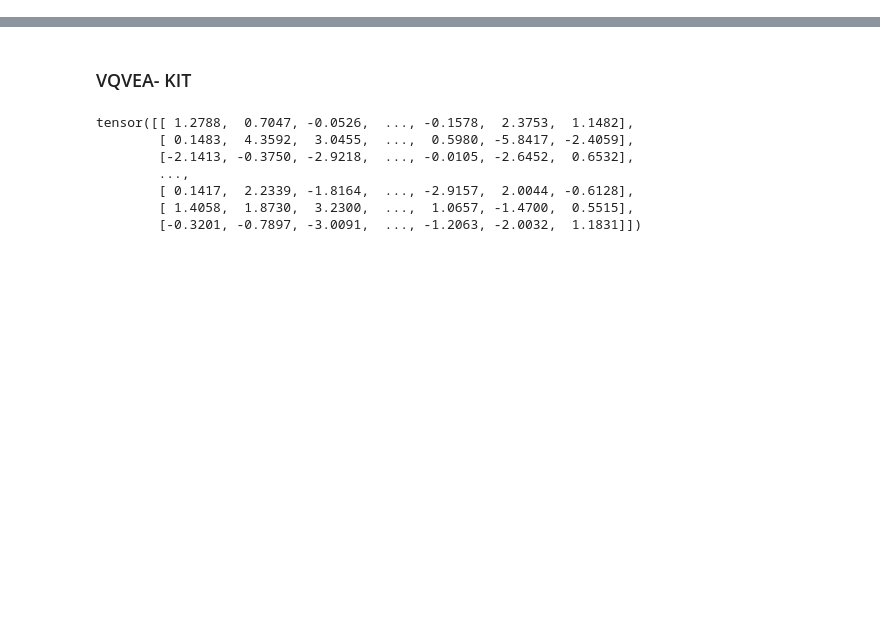
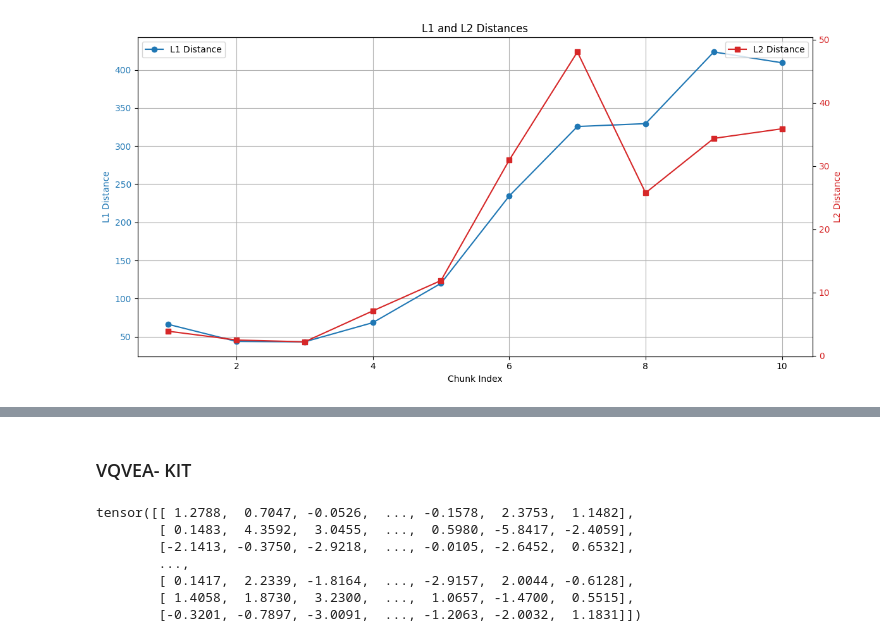
Before and after one commit to hojunking/T2M-GPT, a Jupyter notebook: visualization/visualizatino.ipynb, the cells around one changed output, grey strips where cells are left out. Cells and saved outputs as stored; diff of their text form; code cells hidden in the pictures; blank space fills up the shorter version.

Commit message:
Add visualization

```diff
--- a/visualization/visualizatino.ipynb
+++ b/visualization/visualizatino.ipynb
@@ -1,2 +1,40 @@
 # %%
 import torch
+# %%
+import matplotlib.pyplot as plt
+# Assuming L1_distances, L2_distances, and x are already defined
+L1_distances = [66.092995, 43.669926, 43.12422, 68.334595, 119.9198, 234.54384, 325.77676, 329.55255, 423.6292, 409.43472]
+L2_distances = [3.8712986, 2.4813964, 2.1901631, 7.087502, 11.887709, 30.924534, 48.03465, 25.749748, 34.36614, 35.88483]
+x = list(range(1, len(L1_distances) + 1))
+
+fig, ax1 = plt.subplots(figsize=(12, 6))
+
+# Plot L1 distances on the primary y-axis
+color = 'tab:blue'
+ax1.set_xlabel('Chunk Index')
+ax1.set_ylabel('L1 Distance', color=color)
+ax1.plot(x, L1_distances, 'o-', color=color, label='L1 Distance')
+ax1.tick_params(axis='y', labelcolor=color)
+ax1.grid(True)
+ax1.legend(loc="upper left")
+
+# Set up ax2 to be the secondary y-axis with shared x-axis with ax1
+ax2 = ax1.twinx()
+
+# Plot L2 distances on the secondary y-axis
+color = 'tab:red'
+ax2.set_ylabel('L2 Distance', color=color)
+ax2.plot(x, L2_distances, 's-', color=color, label='L2 Distance')
+ax2.tick_params(axis='y', labelcolor=color)
+ax2.legend(loc="upper right")
+
+# If you have custom x-labels
+# custom_labels = ["label1", "label2", "label3", "label4"]  # Replace with your labels
+# ax1.set_xticks(x)
+# ax1.set_xticklabels(custom_labels)
+
+plt.title('L1 and L2 Distances')
+fig.tight_layout()
+plt.show()
+# %% [output]
+[figure, added]
```
Also changed, not shown: parts of 1 cell of this notebook, 5 other files.
